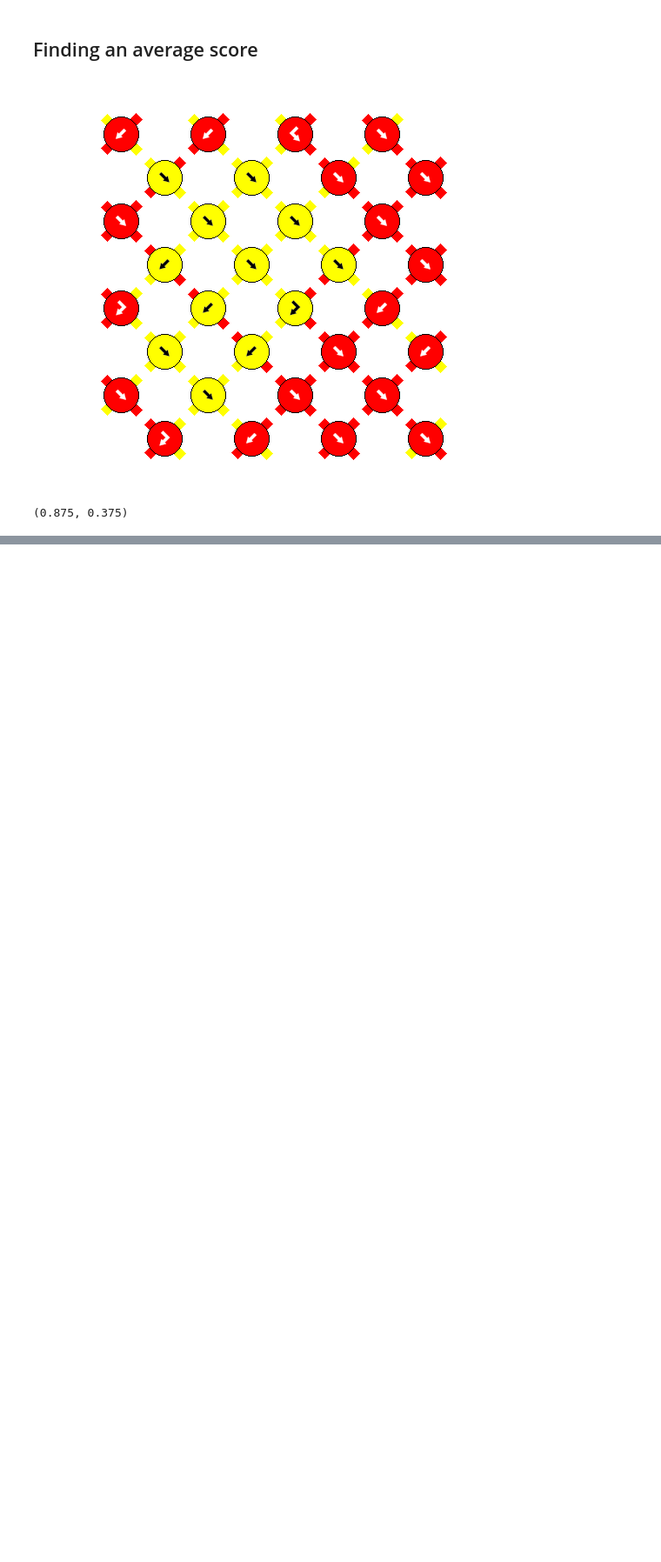
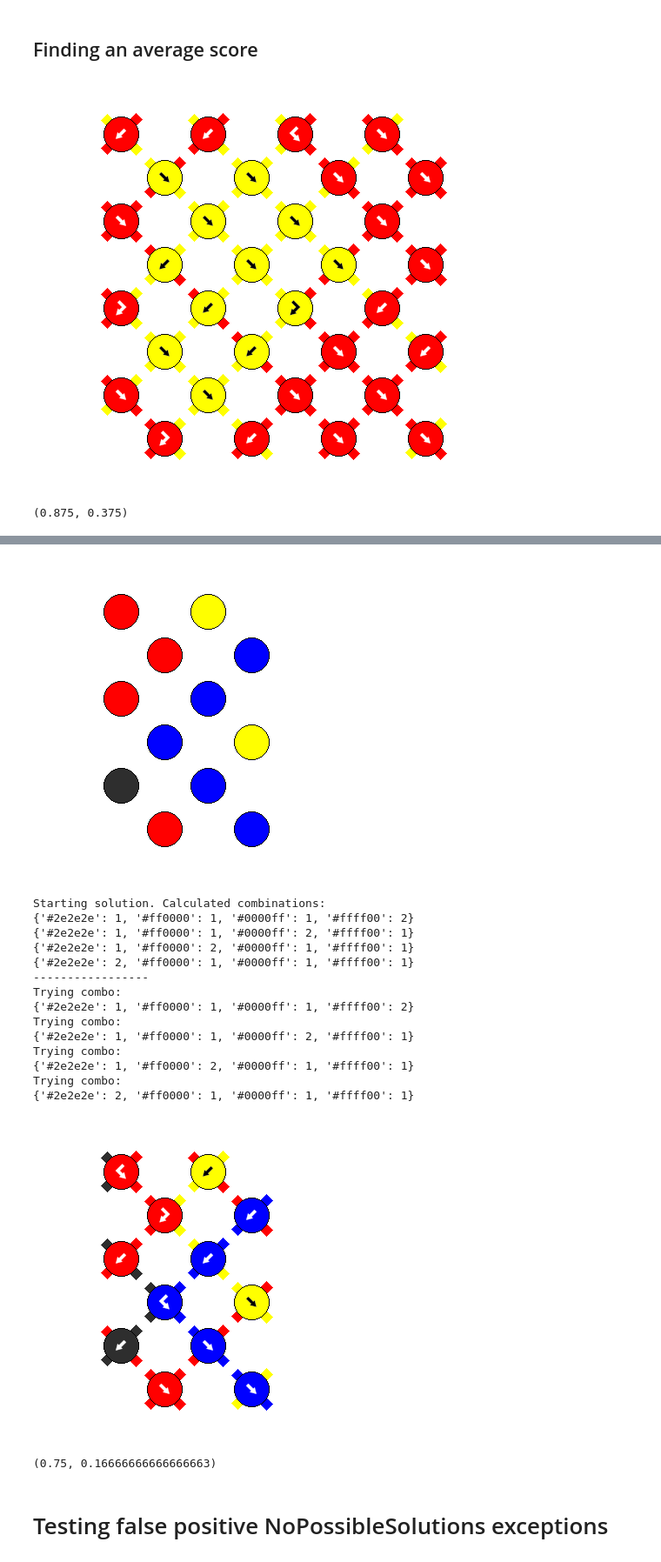
Before and after one commit to Norange01/FriendshipBraceletSolver, a Jupyter notebook: visualize.ipynb, the cells around one changed output, grey strips where cells are left out. Shown at 87% size. Drawn from its saved outputs; the diff is of its cells as text; code cells hidden in the pictures; blank space fills up the shorter version.

```diff
--- a/visualize.ipynb
+++ b/visualize.ipynb
@@ -1149,0 +1183,39 @@ print(solver.solutions[best_solution_index][1])
+# %%
+target_design=random_target_design_generator(5,6,4, True)
+solver= Solver(target_design)
+solver.solve()
+
+best_solution_index=0
+best_knot_simplicity_score=0
+best_repetitiveness_score=0
+for i, solution in enumerate(solver.solutions):
+    if(solution[1][0]>best_knot_simplicity_score):
+        best_solution_index=i
+        best_knot_simplicity_score=solution[1][0]
+    elif(solution[1][0]==best_knot_simplicity_score and solution[1][1]>best_repetitiveness_score):
+        best_solution_index=i
+        best_knot_simplicity_score=solution[1][0]
+        best_repetitiveness_score=solution[1][1]
+
+display(solver.solutions[best_solution_index][0])
+print(solver.solutions[best_solution_index][1])
+# %% [output]
+[figure, added]
+Starting solution. Calculated combinations:
+{'#2e2e2e': 1, '#ff0000': 1, '#0000ff': 1, '#ffff00': 2}
+{'#2e2e2e': 1, '#ff0000': 1, '#0000ff': 2, '#ffff00': 1}
+{'#2e2e2e': 1, '#ff0000': 2, '#0000ff': 1, '#ffff00': 1}
+{'#2e2e2e': 2, '#ff0000': 1, '#0000ff': 1, '#ffff00': 1}
+-----------------
+Trying combo:
+{'#2e2e2e': 1, '#ff0000': 1, '#0000ff': 1, '#ffff00': 2}
+Trying combo:
+{'#2e2e2e': 1, '#ff0000': 1, '#0000ff': 2, '#ffff00': 1}
+Trying combo:
+{'#2e2e2e': 1, '#ff0000': 2, '#0000ff': 1, '#ffff00': 1}
+Trying combo:
+{'#2e2e2e': 2, '#ff0000': 1, '#0000ff': 1, '#ffff00': 1}
+[figure, added]
+(0.75, 0.16666666666666663)
+# %% [markdown]
+# Testing false positive NoPossibleSolutions exceptions
```
Also changed, not shown: parts of 13 cells of this notebook.
